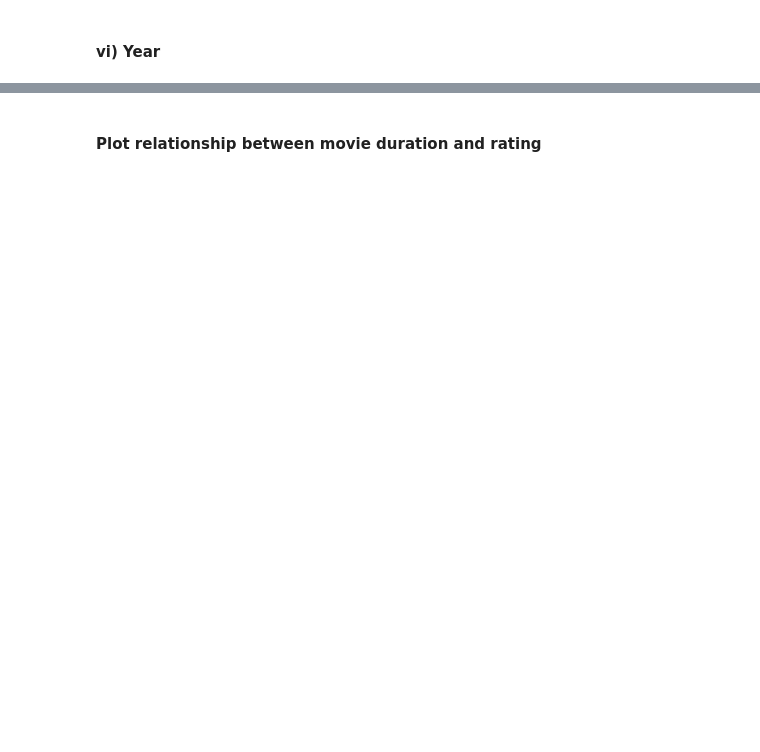
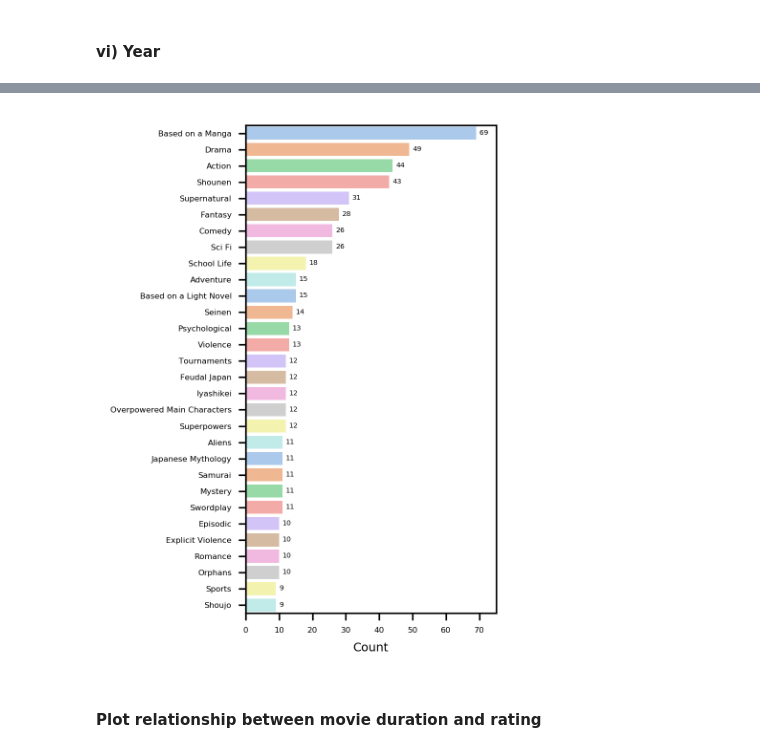
Before and after one commit to datastoryteller/Anime-Analysis, a Jupyter notebook: Anime Analysis.ipynb, the cells around one changed output, grey strips where cells are left out. Saved outputs shown, nothing was run; the diff lists cells and outputs as text; code cells hidden in the pictures; blank space fills up the shorter version.

```diff
--- a/Anime Analysis.ipynb
+++ b/Anime Analysis.ipynb
@@ -286,3 +338,21 @@ ax.xaxis.set_major_locator(MaxNLocator(integer=True))
+# %%
+ax = plt.subplots(figsize=(3,4),dpi=300)
+ax = sns.barplot(y='Tags', x='Count', data=tags_df.sort_values('Count', ascending=False).head(30), palette='pastel')
+ax.set_xlabel("Count",fontsize=6)
+ax.set_ylabel("",fontsize=6)
+ax.tick_params(labelsize=4)
+plt.xlim(0, 75)
+
+count = list(tags_df.sort_values('Count', ascending=False)['Count'])[0:30]
+
+for i in range(len(count)):
+    #plt.text(x = 0.1 , y = i+0.2, s = "{0:.3f}".format(round(rating[i], 3)), size = 3)
+    plt.text(x = count[i]+1, y = i+0.1, s = count[i], size = 3.5)
+
+plt.tight_layout()
+#plt.savefig('images/top_rated_tags_count.png')
+# %% [output]
+[figure, added]
 # %% [markdown]
 #### Plot relationship between movie duration and rating
 # %%
```
Also changed, not shown: parts of 12 cells of this notebook, 6 other files.
